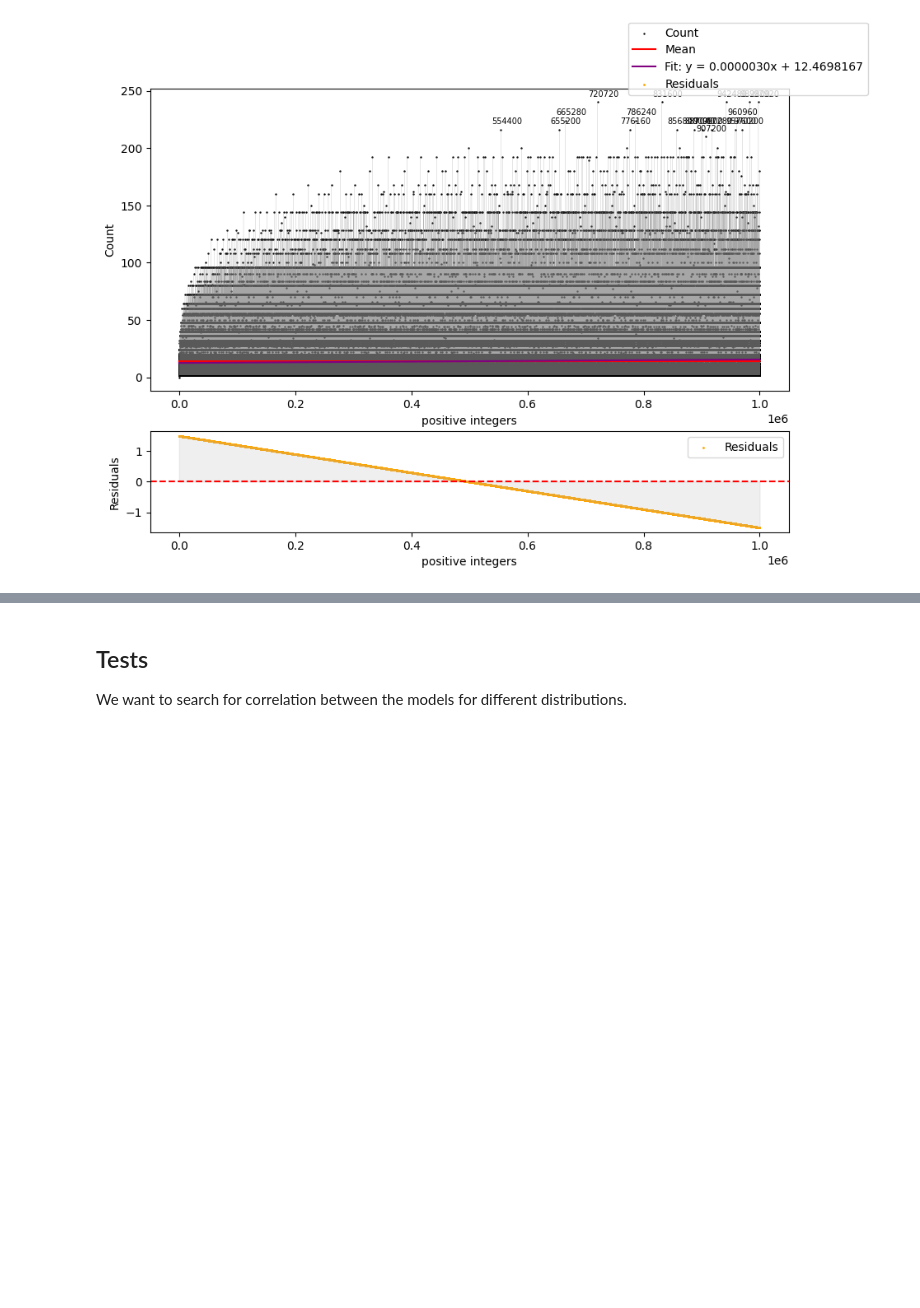
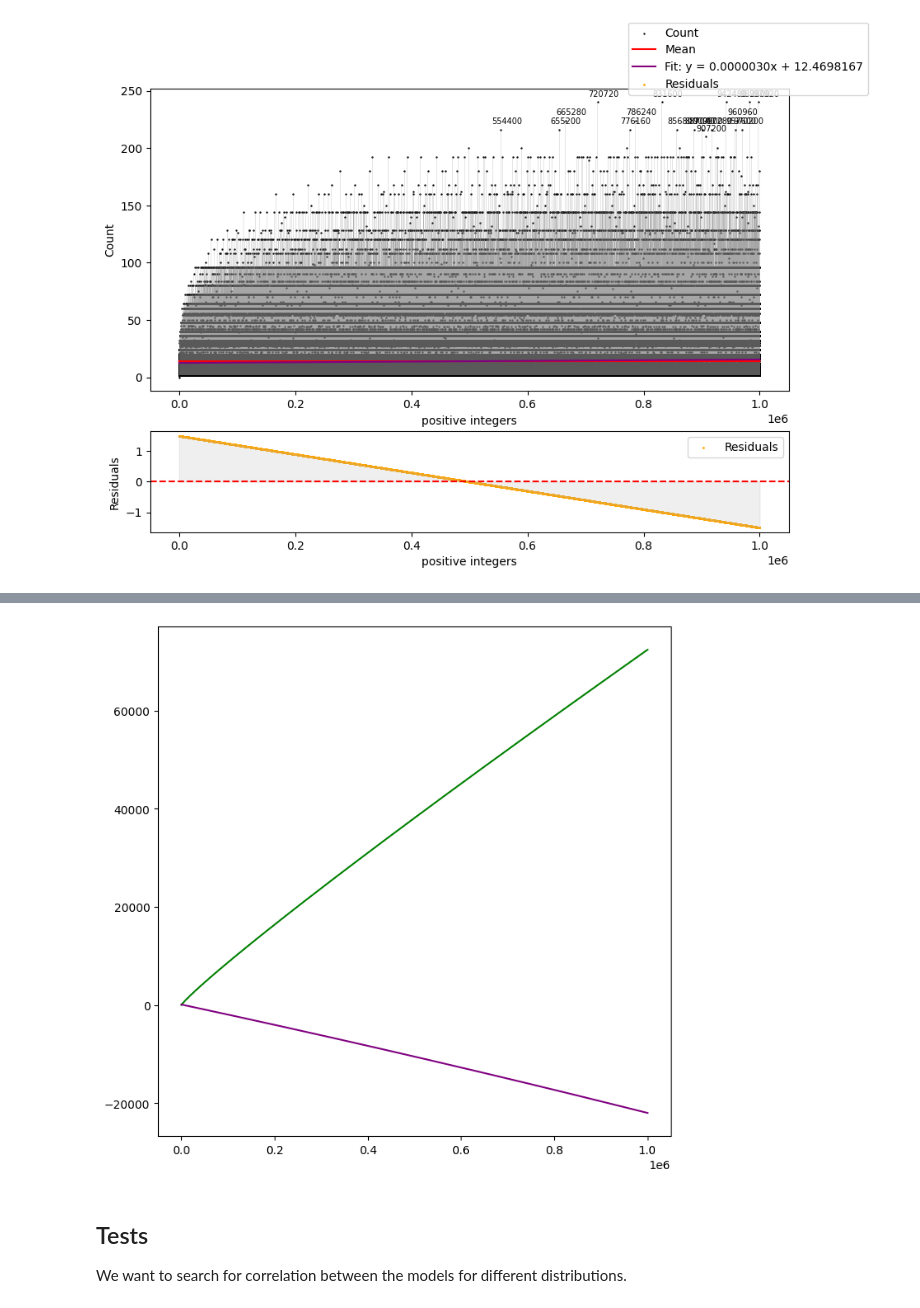
Before and after one commit to joanalnu/distribution_of_multiplication, a Jupyter notebook: main.ipynb, the cells around one changed output, grey strips where cells are left out. Cells and saved outputs as stored; diff of their text form; code cells hidden in the pictures; blank space fills up the shorter version.

```diff
--- a/main.ipynb
+++ b/main.ipynb
@@ -169,3 +171,14 @@ primefig.savefig(f'{dirpath}/106primetheorem.png', dpi=512)
+# %%
+# logarithmic plot descreasing rate and total prime theorem
+plt.figure(figsize=(8,8))
+plt.plot(x_data, y_data, color='green')
+def exponentialp(x):
+    ap, bp, cp = -128390.42104270413, -0.00000015874774439859617, 128479.10024659803
+    return ap * np.exp(-bp * float(x)) + cp
+plt.plot(x_data, [exponentialp(x) for x in x_data], color='purple')
+plt.show()
+# %% [output]
+[figure, added]
 # %% [markdown]
 ## Tests
 We want to search for correlation between the models for different distributions.
```
Also changed, not shown: parts of 7 cells of this notebook, 1 other file.
